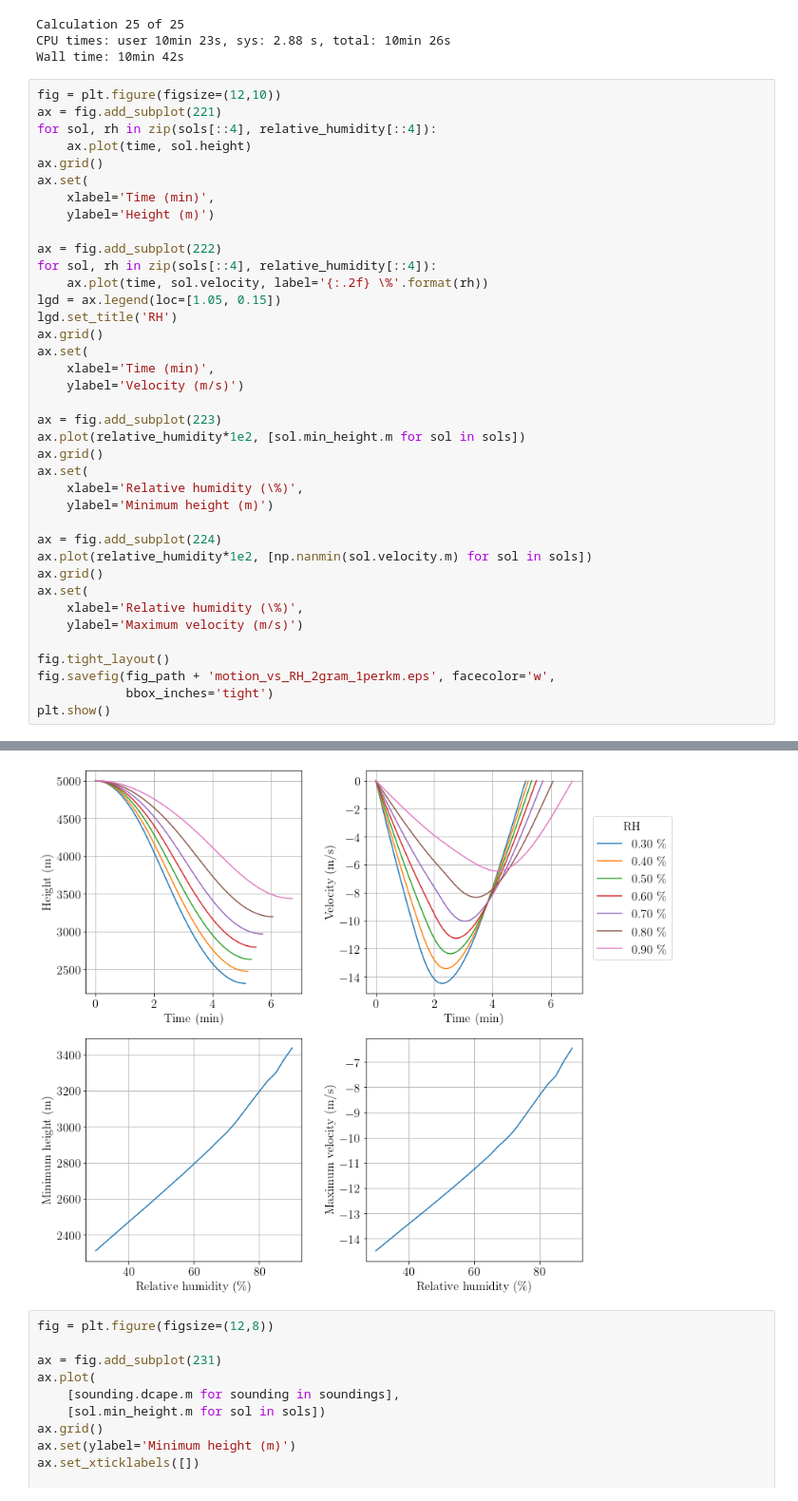
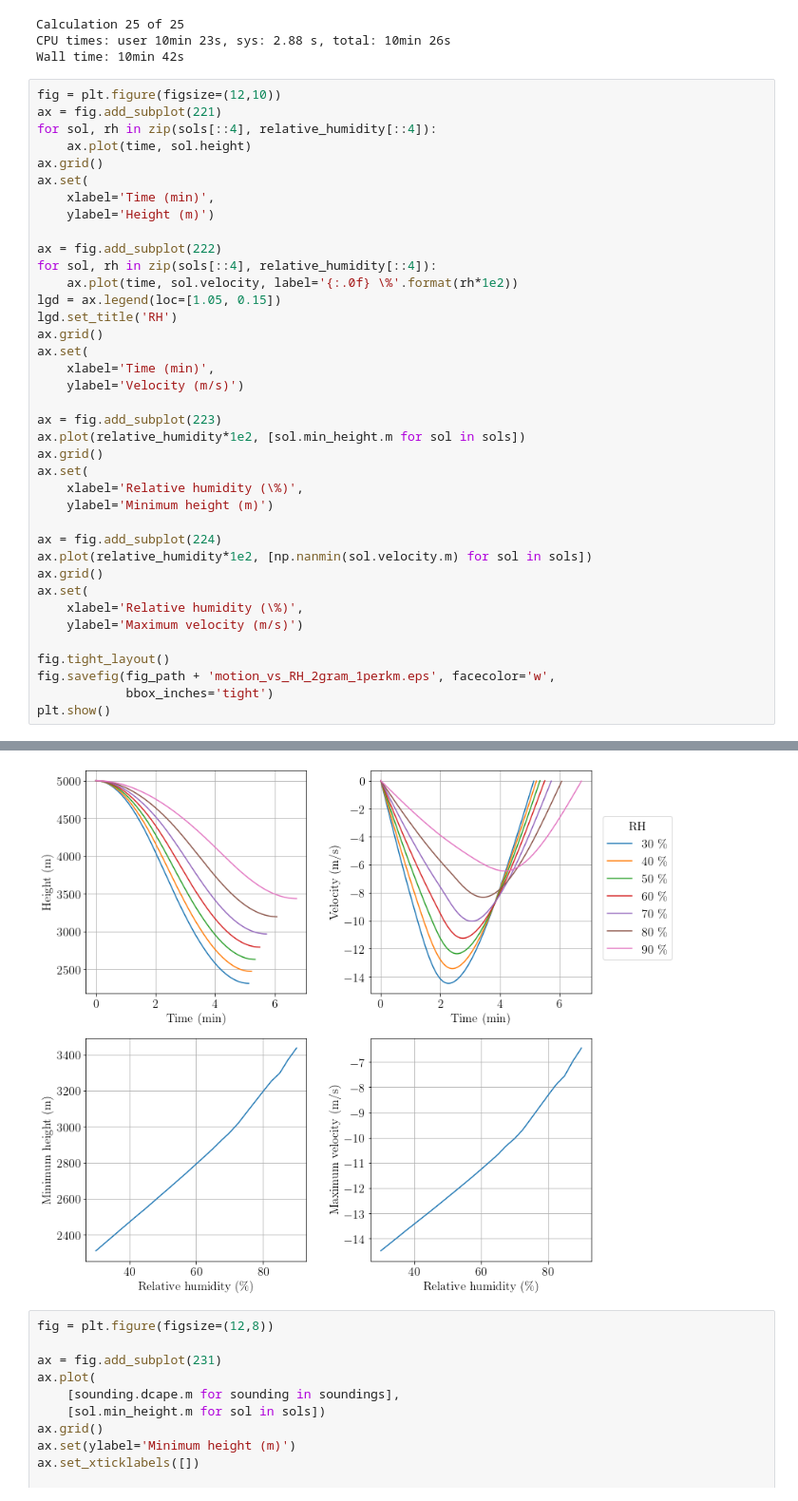
Before and after one commit to tschanzer/taste-of-research-21T3, a Jupyter notebook: notebooks/final_experiments/20211110_varying_env_humidity.ipynb, the cells around one changed output, grey strips where cells are left out. Shown at 95% size. Drawn from its saved outputs; the diff is of its cells as text.

Commit message:
Fix error in plot legend

```diff
--- a/notebooks/final_experiments/20211110_varying_env_humidity.ipynb
+++ b/notebooks/final_experiments/20211110_varying_env_humidity.ipynb
@@ -103,36 +103,36 @@ ax.set(
 
 ax = fig.add_subplot(222)
 for sol, rh in zip(sols[::4], relative_humidity[::4]):
-    ax.plot(time, sol.velocity, label='{:.2f} \%'.format(rh))
+    ax.plot(time, sol.velocity, label='{:.0f} \%'.format(rh*1e2))
 lgd = ax.legend(loc=[1.05, 0.15])
 lgd.set_title('RH')
 ax.grid()
 ax.set(
     xlabel='Time (min)',
     ylabel='Velocity (m/s)')
 
 ax = fig.add_subplot(223)
 ax.plot(relative_humidity*1e2, [sol.min_height.m for sol in sols])
 ax.grid()
 ax.set(
     xlabel='Relative humidity (\%)',
     ylabel='Minimum height (m)')
 
 ax = fig.add_subplot(224)
 ax.plot(relative_humidity*1e2, [np.nanmin(sol.velocity.m) for sol in sols])
 ax.grid()
 ax.set(
     xlabel='Relative humidity (\%)',
     ylabel='Maximum velocity (m/s)')
 
 fig.tight_layout()
 fig.savefig(fig_path + 'motion_vs_RH_2gram_1perkm.eps', facecolor='w',
             bbox_inches='tight')
 plt.show()
 # %% [output]
 The PostScript backend does not support transparency; partially transparent artists will be rendered opaque.
 The PostScript backend does not support transparency; partially transparent artists will be rendered opaque.
-[figure, old version]
+[figure, new version]
 # %%
 fig = plt.figure(figsize=(12,8))
 
```
Also changed, not shown: 2 other files.
